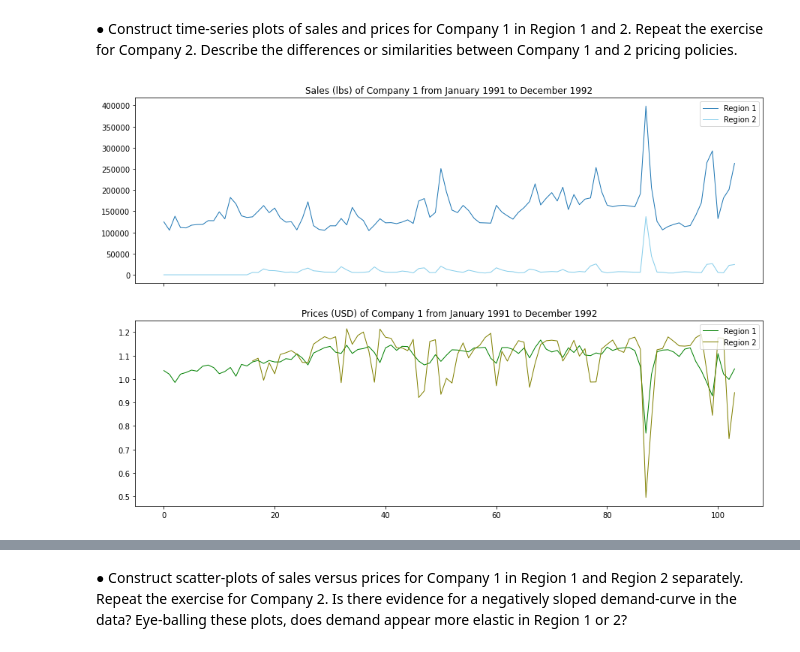
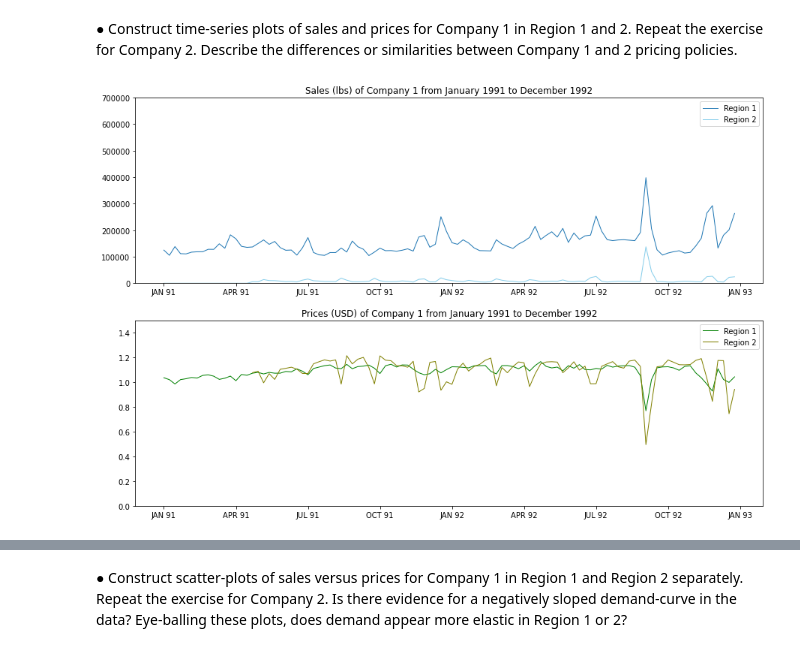
Before and after one commit to hinojosaad/Damavis-Challenge, a Jupyter notebook: Damavis Data Science Challenge Ex 2.ipynb, the cells around one changed output, grey strips where cells are left out. Drawn from its saved outputs; the diff is of its cells as text; code cells hidden in the pictures.

```diff
--- a/Damavis Data Science Challenge Ex 2.ipynb
+++ b/Damavis Data Science Challenge Ex 2.ipynb
@@ -34,33 +37,26 @@ r2_c1["Price_USD"] = r2_c1["Sales_USD"]/r2_c1["Sales_U"]
 r1_c2["Price_USD"] = r1_c2["Sales_USD"]/r1_c2["Sales_U"]
 r2_c2["Price_USD"] = r2_c2["Sales_USD"]/r2_c2["Sales_U"]
 # %%
-fig, [ax1, ax2] = plt.subplots(2, 1, sharex=True,figsize=(15,10))
+fig, [ax1, ax2] = plt.subplots(2, 1, figsize=(15,10))
 
 
-#ax1.figure(figsize=(15,7))
 ax1.plot(r1_c1["Sales_U"],label="Region 1",linewidth=1)
-#plt.plot(reg1_comp1["Price_USD"],label="Prices R1" , color ='green',linewidth=1)
 ax1.plot(r2_c1["Sales_U"],label="Region 2", linewidth=1,color = 'skyblue')
-#plt.plot(reg2_comp1["Sales_USD"],label="Prices R2",linewidth=1 , color ='olive')
-#ax1.xticks(ticks=[0,13,26,39,52,65,78,91,104],labels =["JAN 91","APR 91", "JUL 91","OCT 91","JAN 92","APR 92", "JUL 92","OCT 92","JAN 93"])
-#ax1.title("Sales (lbs) and prices (USD) of Company 1 in Region 1 and 2  from January 1991 to December 1992")
+ax1.set_xticks(ticks=[0,13,26,39,52,65,78,91,104],labels =["JAN 91","APR 91", "JUL 91","OCT 91","JAN 92","APR 92", "JUL 92","OCT 92","JAN 93"])
 
 ax1.set_title("Sales (lbs) of Company 1 from January 1991 to December 1992")
 ax1.legend(loc="upper right")
-#ax1.ylim([-50000, 800000])
+ax1.set_ylim(0,700000)
 
-#ax2.figure(figsize=(15,7))
-#plt.plot(reg1_comp1["Sales_U"],label="Sales R1",linestyle='--',linewidth=1)
 ax2.plot(r1_c1["Price_USD"],label="Region 1" , color ='green',linewidth=1)
-#plt.plot(reg2_comp1["Sales_U"],label="Sales R2", linewidth=1, linestyle='--',color = 'skyblue')
 ax2.plot(r2_c1["Price_USD"],label="Region 2",linewidth=1 , color ='olive')
 
-#ax2.xticks(ticks=[0,13,26,39,52,65,78,91,104],labels =["JAN 91","APR 91", "JUL 91","OCT 91","JAN 92","APR 92", "JUL 92","OCT 92","JAN 93"])
-#ax2.title("Sales (lbs) and prices (USD) of Company 1 in Region 1 and 2  from January 1991 to December 1992")
+ax2.set_xticks(ticks=[0,13,26,39,52,65,78,91,104],labels =["JAN 91","APR 91", "JUL 91","OCT 91","JAN 92","APR 92", "JUL 92","OCT 92","JAN 93"])
 
 ax2.set_title("Prices (USD) of Company 1 from January 1991 to December 1992")
 ax2.legend(loc="upper right")
+ax2.set_ylim(0,1.5)
 
 plt.show()
 # %% [output]
-[figure, old version]
+[figure, new version]
```
Also changed, not shown: parts of 18 cells of this notebook.
